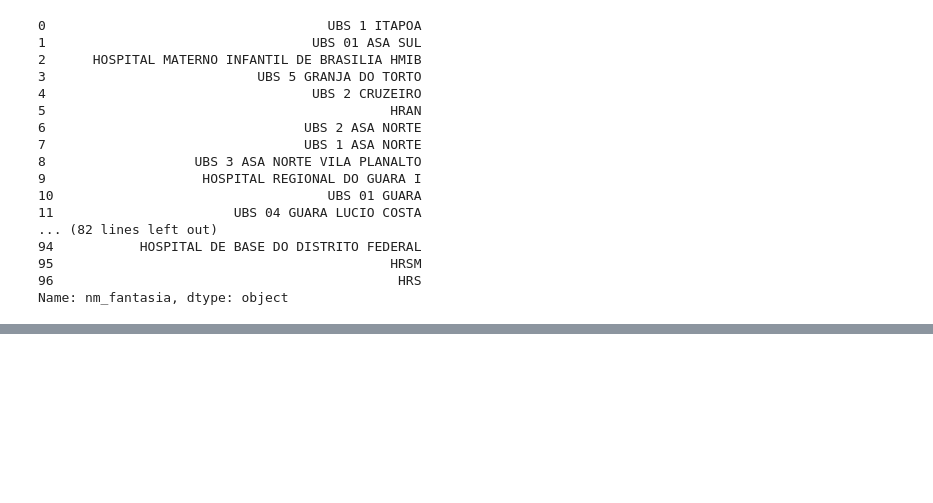
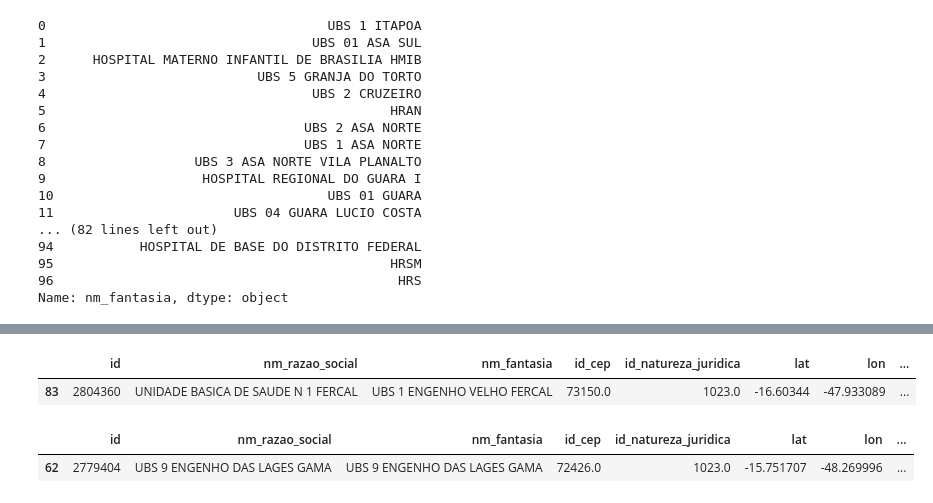
Before and after one commit to raquelcreis/vacina_covid_bsb, a Jupyter notebook: notebook.ipynb, the cells around one changed output, grey strips where cells are left out. Cells and saved outputs as stored; diff of their text form; code cells hidden in the pictures; blank space fills up the shorter version.

```diff
--- a/notebook.ipynb
+++ b/notebook.ipynb
@@ -270,0 +288,10 @@ m
+# %%
+df_postos_geo.loc[(df_postos_geo['nm_fantasia'] == "UBS 1 ENGENHO VELHO FERCAL")]
+# %% [output]
+|  | id | nm_razao_social | nm_fantasia | id_cep | id_natureza_juridica | lat | lon | ... |
+| 83 | 2804360 | UNIDADE BASICA DE SAUDE N 1 FERCAL | UBS 1 ENGENHO VELHO FERCAL | 73150.0 | 1023.0 | -16.60344 | -47.933089 | ... |
+# %%
+df_postos_geo.loc[(df_postos_geo['nm_fantasia'] == "UBS 9 ENGENHO DAS LAGES GAMA")]
+# %% [output]
+|  | id | nm_razao_social | nm_fantasia | id_cep | id_natureza_juridica | lat | lon | ... |
+| 62 | 2779404 | UBS 9 ENGENHO DAS LAGES GAMA | UBS 9 ENGENHO DAS LAGES GAMA | 72426.0 | 1023.0 | -15.751707 | -48.269996 | ... |
```
Also changed, not shown: parts of 6 cells of this notebook.
